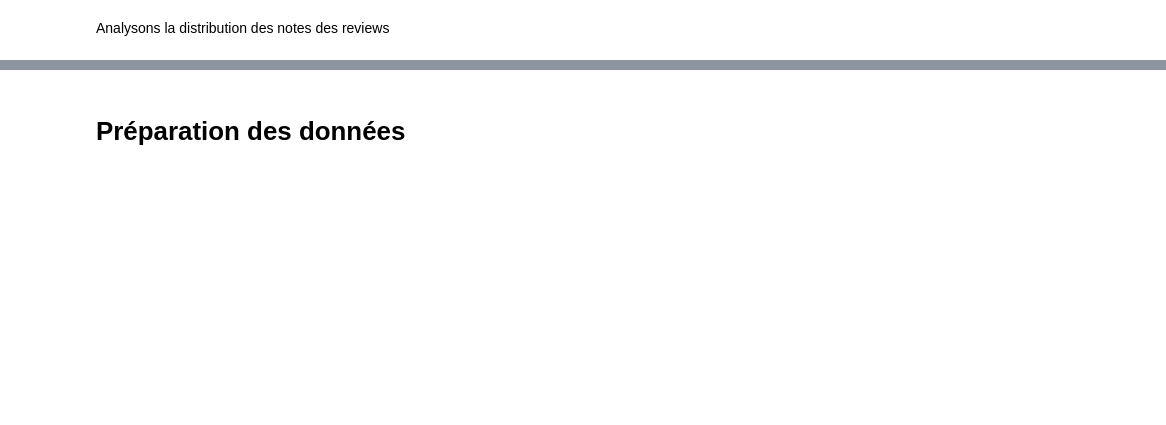
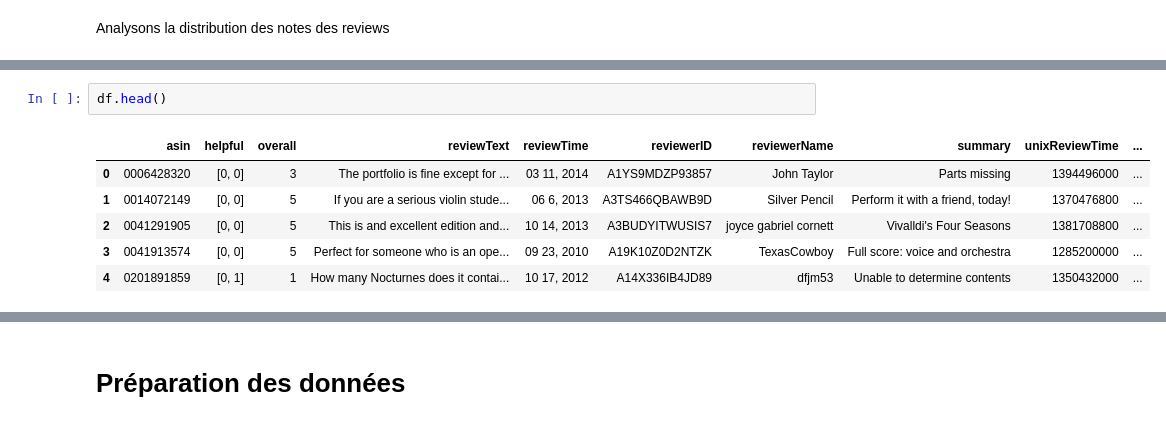
Before and after one commit to alexcombessie/ENSAE_Amazon-Review-Prediction, a Jupyter notebook: Projet Python - Amazon review data.ipynb, the cells around one changed output, grey strips where cells are left out. Cells and saved outputs as stored; diff of their text form; blank space fills up the shorter version.

```diff
--- a/Projet Python - Amazon review data.ipynb
+++ b/Projet Python - Amazon review data.ipynb
@@ -75,0 +111,9 @@ Analysons la distribution des notes des reviews
+# %%
+df.head()
+# %% [output]
+|  | asin | helpful | overall | reviewText | reviewTime | reviewerID | reviewerName | summary | unixReviewTime | ... |
+| 0 | 0006428320 | [0, 0] | 3 | The portfolio is fine except for ... | 03 11, 2014 | A1YS9MDZP93857 | John Taylor | Parts missing | 1394496000 | ... |
+| 1 | 0014072149 | [0, 0] | 5 | If you are a serious violin stude... | 06 6, 2013 | A3TS466QBAWB9D | Silver Pencil | Perform it with a friend, today! | 1370476800 | ... |
+| 2 | 0041291905 | [0, 0] | 5 | This is and excellent edition and... | 10 14, 2013 | A3BUDYITWUSIS7 | joyce gabriel cornett | Vivalldi's Four Seasons | 1381708800 | ... |
+| 3 | 0041913574 | [0, 0] | 5 | Perfect for someone who is an ope... | 09 23, 2010 | A19K10Z0D2NTZK | TexasCowboy | Full score: voice and orchestra | 1285200000 | ... |
+| 4 | 0201891859 | [0, 1] | 1 | How many Nocturnes does it contai... | 10 17, 2012 | A14X336IB4JD89 | dfjm53 | Unable to determine contents | 1350432000 | ... |
```
Also changed, not shown: parts of 19 cells of this notebook.
